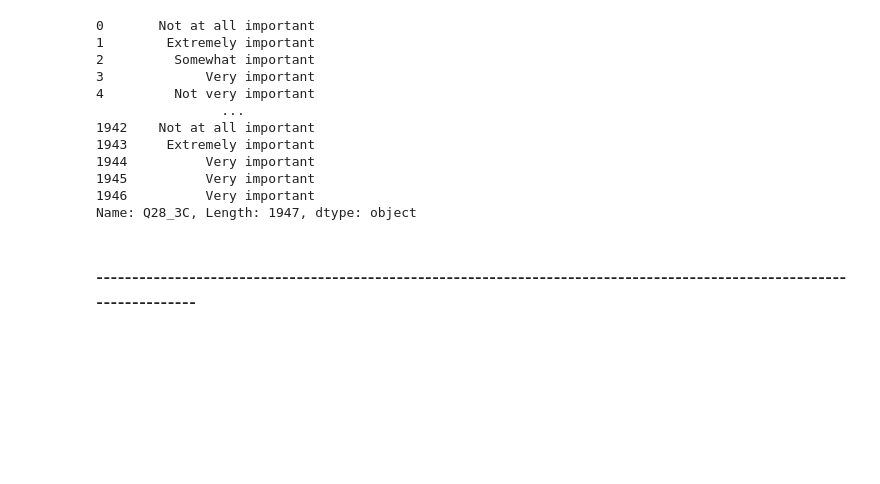
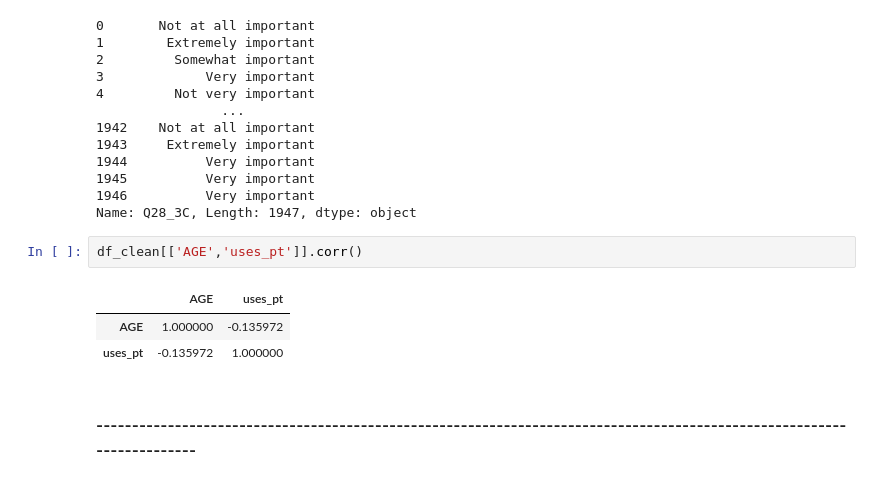
Before and after one commit to matthewasloan95/social-isolation-transportation, a Jupyter notebook: public_transit.ipynb, the cells around one changed output. Cells and saved outputs as stored; diff of their text form; blank space fills up the shorter version.

```diff
--- a/public_transit.ipynb
+++ b/public_transit.ipynb
@@ -318,6 +373,12 @@ df_2018['Q28_3C']
 1945          Very important
 1946          Very important
 Name: Q28_3C, Length: 1947, dtype: object
+# %%
+df_clean[['AGE','uses_pt']].corr()
+# %% [output]
+|  | AGE | uses_pt |
+| AGE | 1.000000 | -0.135972 |
+| uses_pt | -0.135972 | 1.000000 |
 # %% [markdown]
 ### -----------------------------------------------------------------------------------------------------------------------
 # %% [markdown]
```
Also changed, not shown: parts of 17 cells of this notebook.
